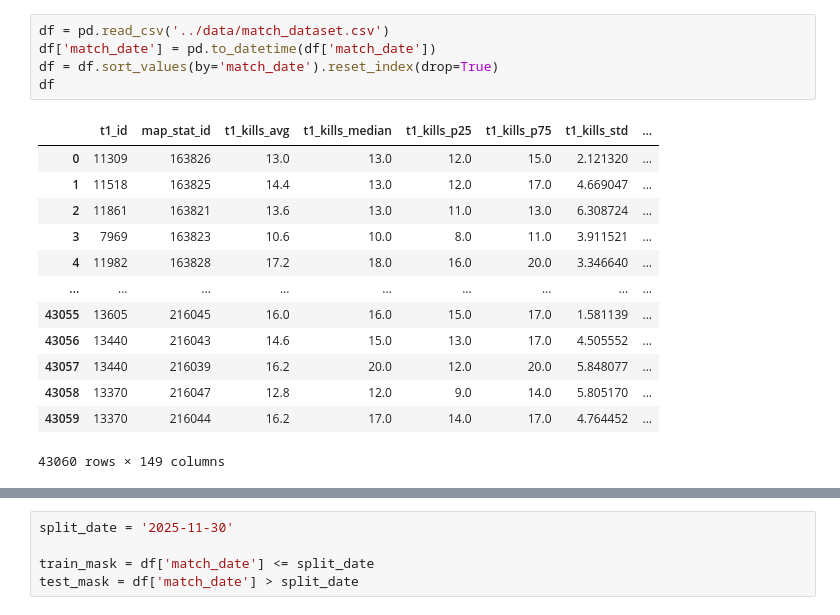
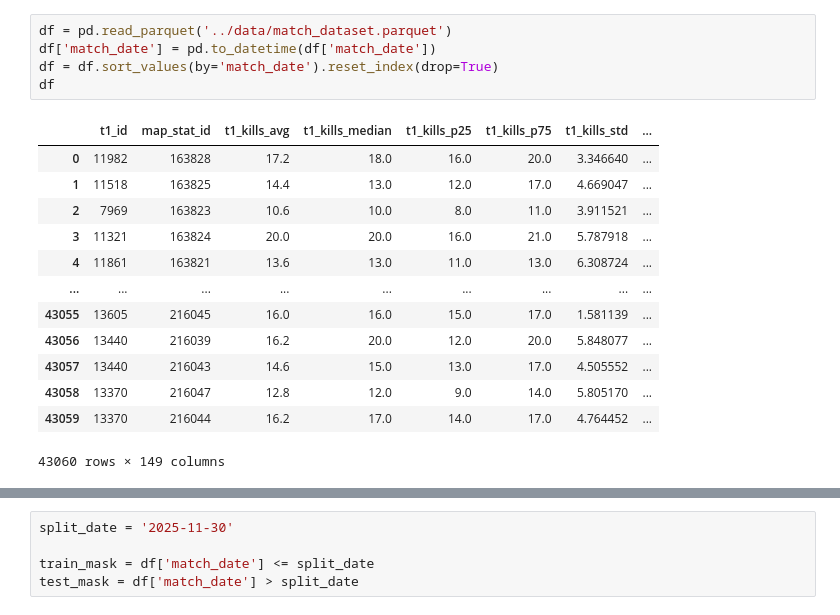
Before and after one commit to talDoFlemis/clutch-or-predict, a Jupyter notebook: notebooks/03-match-predictor.ipynb, the cells around one changed output, grey strips where cells are left out. Saved outputs shown, nothing was run; the diff lists cells and outputs as text.

```diff
--- a/notebooks/03-match-predictor.ipynb
+++ b/notebooks/03-match-predictor.ipynb
@@ -19,19 +17,19 @@ ModuleNotFoundError: No module named 'pandas'
 # %%
-df = pd.read_csv('../data/match_dataset.csv')
+df = pd.read_parquet('../data/match_dataset.parquet')
 df['match_date'] = pd.to_datetime(df['match_date'])
 df = df.sort_values(by='match_date').reset_index(drop=True)
 df
 # %% [output]
 |  | t1_id | map_stat_id | t1_kills_avg | t1_kills_median | t1_kills_p25 | t1_kills_p75 | t1_kills_std | ... |
-| 0 | 11309 | 163826 | 13.0 | 13.0 | 12.0 | 15.0 | 2.121320 | ... |
+| 0 | 11982 | 163828 | 17.2 | 18.0 | 16.0 | 20.0 | 3.346640 | ... |
 | 1 | 11518 | 163825 | 14.4 | 13.0 | 12.0 | 17.0 | 4.669047 | ... |
-| 2 | 11861 | 163821 | 13.6 | 13.0 | 11.0 | 13.0 | 6.308724 | ... |
-| 3 | 7969 | 163823 | 10.6 | 10.0 | 8.0 | 11.0 | 3.911521 | ... |
-| 4 | 11982 | 163828 | 17.2 | 18.0 | 16.0 | 20.0 | 3.346640 | ... |
+| 2 | 7969 | 163823 | 10.6 | 10.0 | 8.0 | 11.0 | 3.911521 | ... |
+| 3 | 11321 | 163824 | 20.0 | 20.0 | 16.0 | 21.0 | 5.787918 | ... |
+| 4 | 11861 | 163821 | 13.6 | 13.0 | 11.0 | 13.0 | 6.308724 | ... |
 | ... | ... | ... | ... | ... | ... | ... | ... | ... |
 | 43055 | 13605 | 216045 | 16.0 | 16.0 | 15.0 | 17.0 | 1.581139 | ... |
-| 43056 | 13440 | 216043 | 14.6 | 15.0 | 13.0 | 17.0 | 4.505552 | ... |
-| 43057 | 13440 | 216039 | 16.2 | 20.0 | 12.0 | 20.0 | 5.848077 | ... |
+| 43056 | 13440 | 216039 | 16.2 | 20.0 | 12.0 | 20.0 | 5.848077 | ... |
+| 43057 | 13440 | 216043 | 14.6 | 15.0 | 13.0 | 17.0 | 4.505552 | ... |
 | 43058 | 13370 | 216047 | 12.8 | 12.0 | 9.0 | 14.0 | 5.805170 | ... |
 | 43059 | 13370 | 216044 | 16.2 | 17.0 | 14.0 | 17.0 | 4.764452 | ... |
 43060 rows × 149 columns
```
Also changed, not shown: parts of 6 cells of this notebook, 2 other files.
